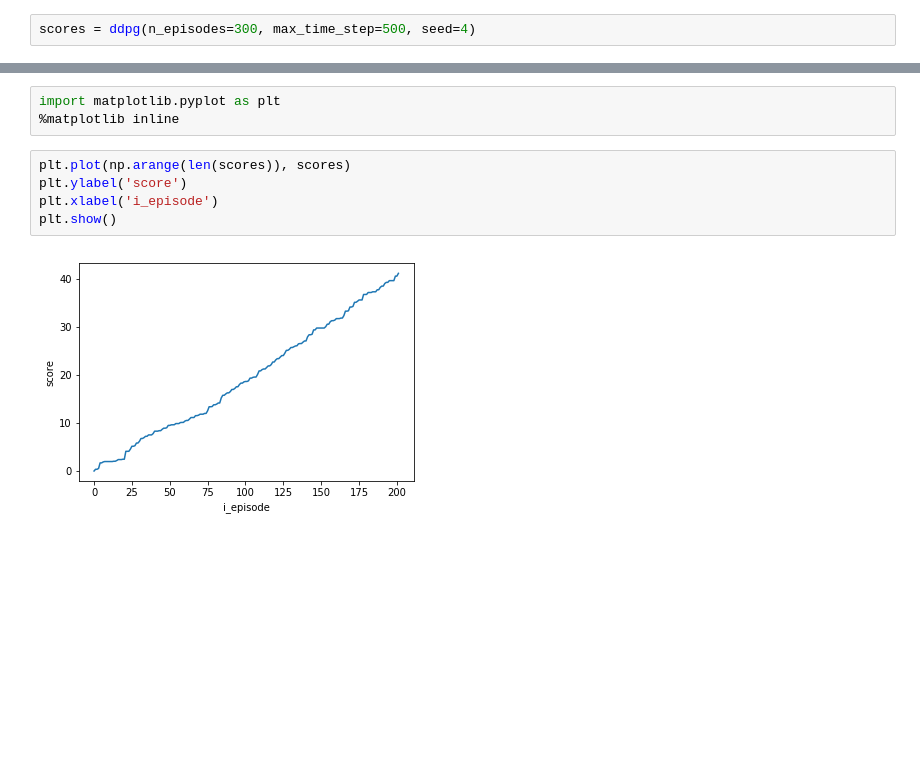
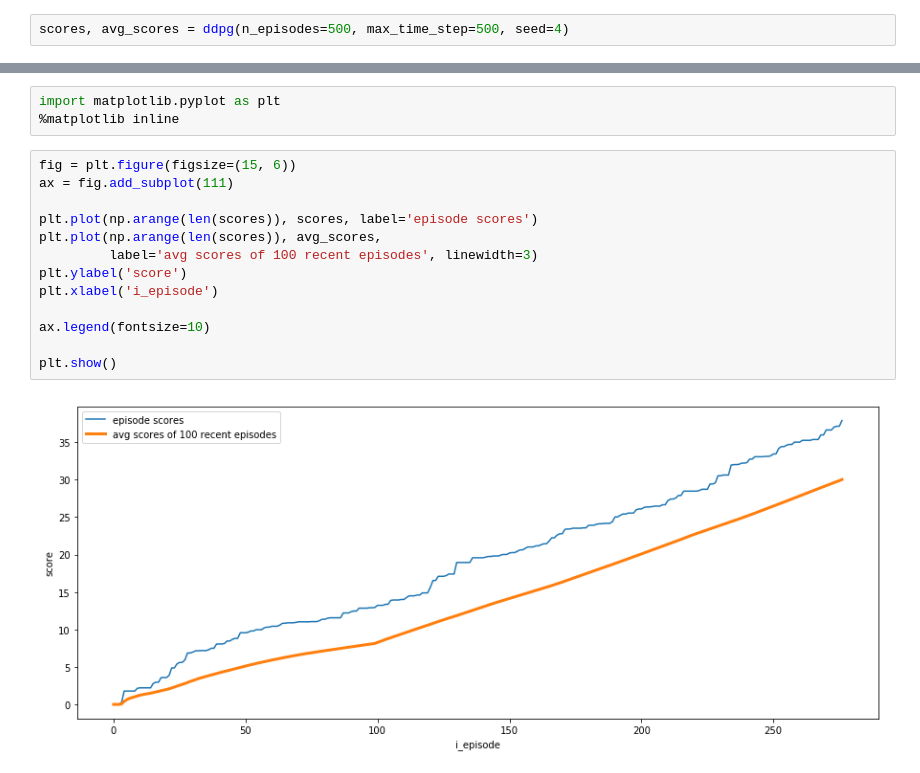
Before and after one commit to jhyun0919/udacity_drlnd_p2, a Jupyter notebook: Continuous_Control.ipynb, the cells around one changed output, grey strips where cells are left out. Saved outputs shown, nothing was run; the diff lists cells and outputs as text; blank space fills up the shorter version.

```diff
--- a/Continuous_Control.ipynb
+++ b/Continuous_Control.ipynb
@@ -230,3 +254,3 @@ def ddpg(n_episodes=300,
 # %%
-scores = ddpg(n_episodes=300, max_time_step=500, seed=4)
+scores, avg_scores = ddpg(n_episodes=500, max_time_step=500, seed=4)
 # %% [output]
@@ -254,10 +278,18 @@ env.close()
 # %%
 import matplotlib.pyplot as plt
 %matplotlib inline
-# %%
-plt.plot(np.arange(len(scores)), scores)
-plt.ylabel('score')
-plt.xlabel('i_episode')
-plt.show()
-# %% [output]
-[figure, removed]
+# %%
+fig = plt.figure(figsize=(15, 6))
+ax = fig.add_subplot(111)
+
+plt.plot(np.arange(len(scores)), scores, label='episode scores')
+plt.plot(np.arange(len(scores)), avg_scores,
+         label='avg scores of 100 recent episodes', linewidth=3)
+plt.ylabel('score')
+plt.xlabel('i_episode')
+
+ax.legend(fontsize=10)
+
+plt.show()
+# %% [output]
+[figure, added]
```
Also changed, not shown: parts of 3 cells of this notebook, 2 other files.
